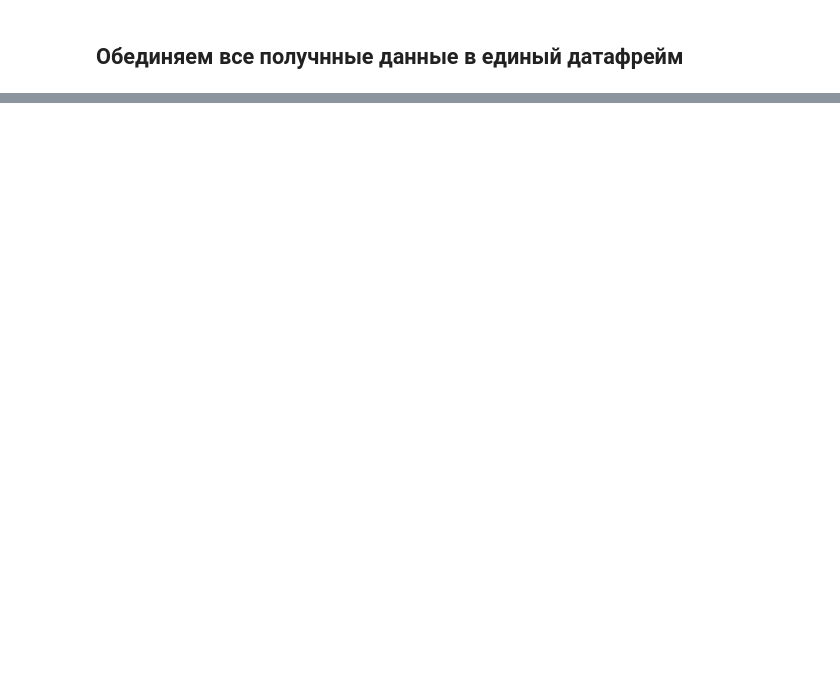
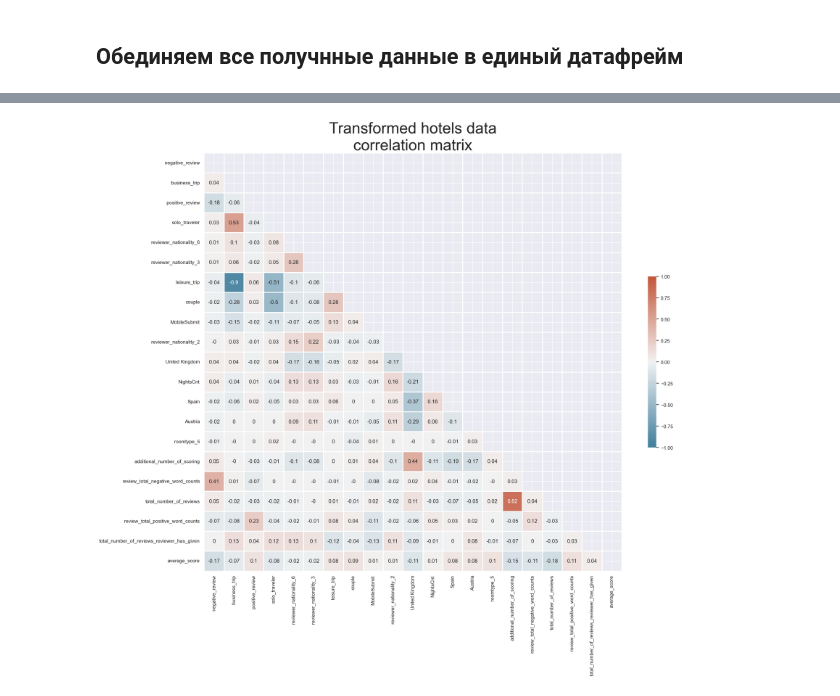
Before and after one commit to YarikKa2/EDA_Feature_Engineering__StudyProject_3, a Jupyter notebook: code/EDA_FeatureEng.ipynb, the cells around one changed output, grey strips where cells are left out. Drawn from its saved outputs; the diff is of its cells as text; code cells hidden in the pictures; blank space fills up the shorter version.

```diff
--- a/code/EDA_FeatureEng.ipynb
+++ b/code/EDA_FeatureEng.ipynb
@@ -671 +817,6 @@ reviewer_score Shapiro P-value < 0.05. Применяю RobustScaler
 additional_number_of_scoring Shapiro P-value < 0.05. Применяю RobustScaler
+# %%
+
+NumDataHotel_mod = pd.concat([ANOS_rs, RTNWC_rs, TNOR_rs, RTPWC_rs,
+                              TNORRHG_rs, AS_rs], axis=1)
+NumDataHotel_mod
@@ -749,0 +901,6 @@ hotels_data[mask]
+# %%
+# Обединяем преобразованные признаки в единый датафрейм
+HotelsDataTransformed = pd.concat([ObjDataHotel_final,
+                                   NumDataHotel_mod], axis=1)
+
+HotelsDataTransformed
@@ -749,0 +921,25 @@ hotels_data[mask]
+# %%
+# Генерируем корреляционную матрицу
+corr_mat = HotelsDataTransformed.corr(numeric_only=True)
+corr_mat
+
+# Создаем маску которая позволит убрать верхний треугольник
+mask = np.triu(np.ones_like(corr_mat, dtype=bool))
+
+# Генерируем тепловую карту корреляций
+fig, ax = plt.subplots()
+
+fig.set_size_inches(20, 20)
+
+cmap=sns.diverging_palette(230,  20, as_cmap=True)
+
+CorrHeatmap = sns.heatmap(data=round(corr_mat, 2), mask=mask,
+            cmap=cmap, square=True, linewidths=0.75,
+            vmin=-1, vmax=1, annot=True, cbar_kws={'shrink': 0.3})
+
+CorrHeatmap.set_title('Transformed hotels data\ncorrelation matrix',
+                      fontdict={'size':35})
+fig.tight_layout()
+################################################################################
+# %% [output]
+[figure, added]
```
Also changed, not shown: parts of 26 cells of this notebook, 1 other file.
